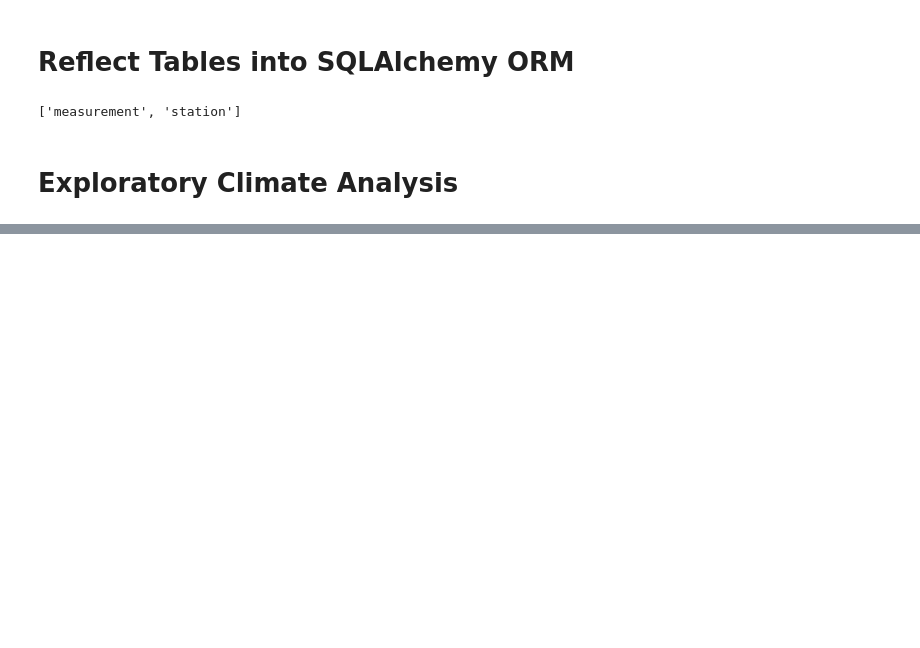
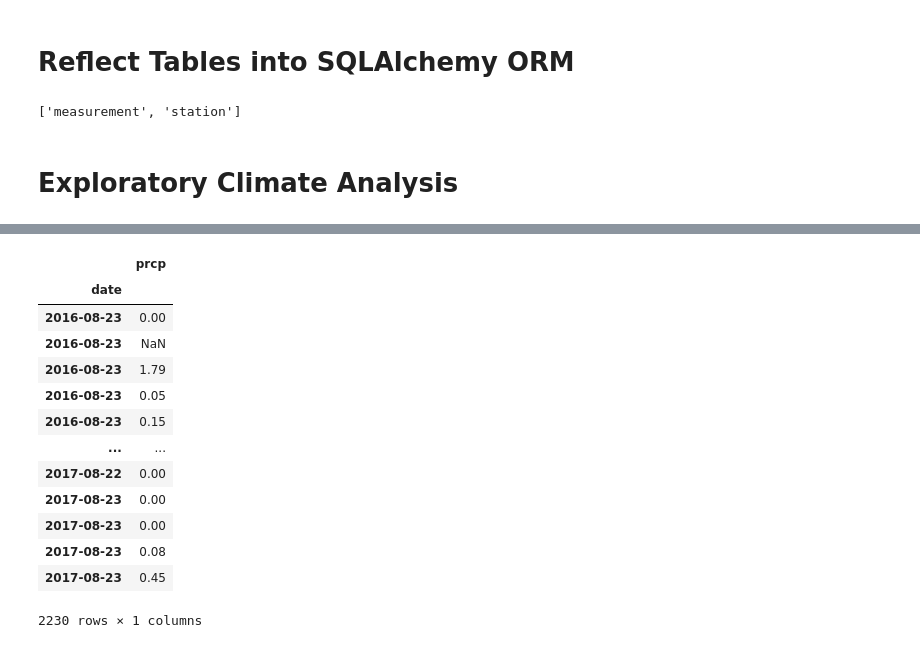
Before and after one commit to CecilyGriffin/SQL_Alchemy, a Jupyter notebook: climate.ipynb, the cells around one changed output, grey strips where cells are left out. Cells and saved outputs as stored; diff of their text form; code cells hidden in the pictures; blank space fills up the shorter version.

```diff
--- a/climate.ipynb
+++ b/climate.ipynb
@@ -51,0 +60,24 @@ session = Session(engine)
+# %%
+# Design a query to retrieve the last 12 months of precipitation data
+lastyear = dt.date(2017,8,23) - dt.timedelta(days = 365)
+query = session.query(measurement.date,measurement.prcp).filter(measurement.date >= lastyear).all()
+DF = pd.DataFrame(query, columns = ['date', 'prcp'])
+DF = DF.set_index(DF['date'])
+DF = DF.drop(columns ='date')
+DF = DF.sort_values('date')
+DF
+# %% [output]
+|  | prcp |
+| date |  |
+| 2016-08-23 | 0.00 |
+| 2016-08-23 | NaN |
+| 2016-08-23 | 1.79 |
+| 2016-08-23 | 0.05 |
+| 2016-08-23 | 0.15 |
+| ... | ... |
+| 2017-08-22 | 0.00 |
+| 2017-08-23 | 0.00 |
+| 2017-08-23 | 0.00 |
+| 2017-08-23 | 0.08 |
+| 2017-08-23 | 0.45 |
+2230 rows × 1 columns
```
Also changed, not shown: parts of 22 cells of this notebook, 1 other file.
